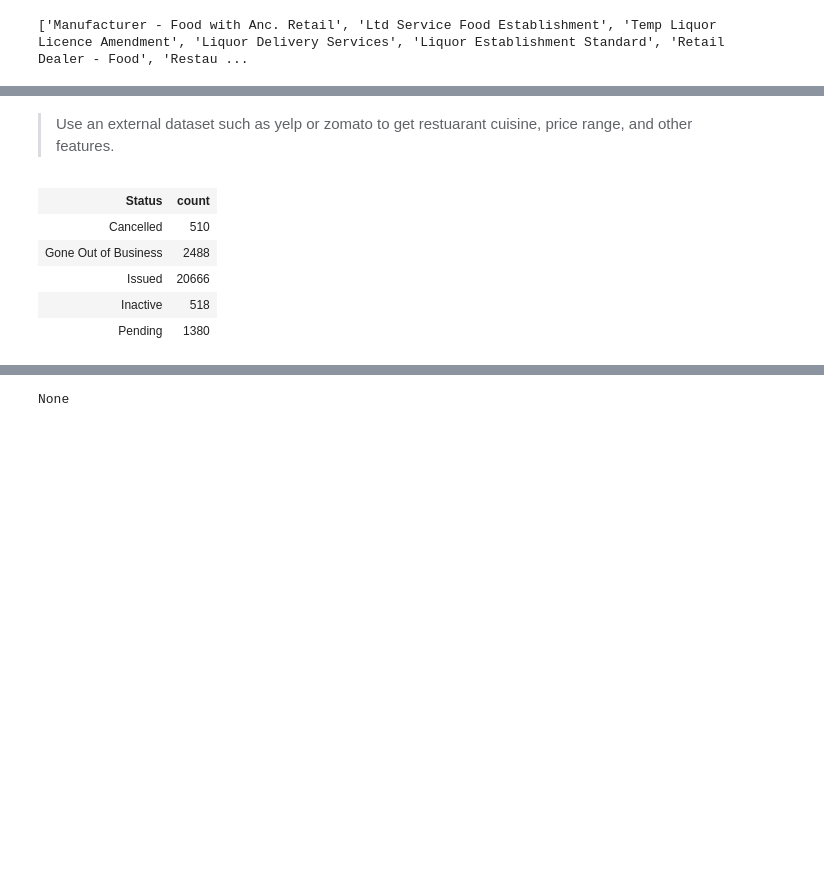
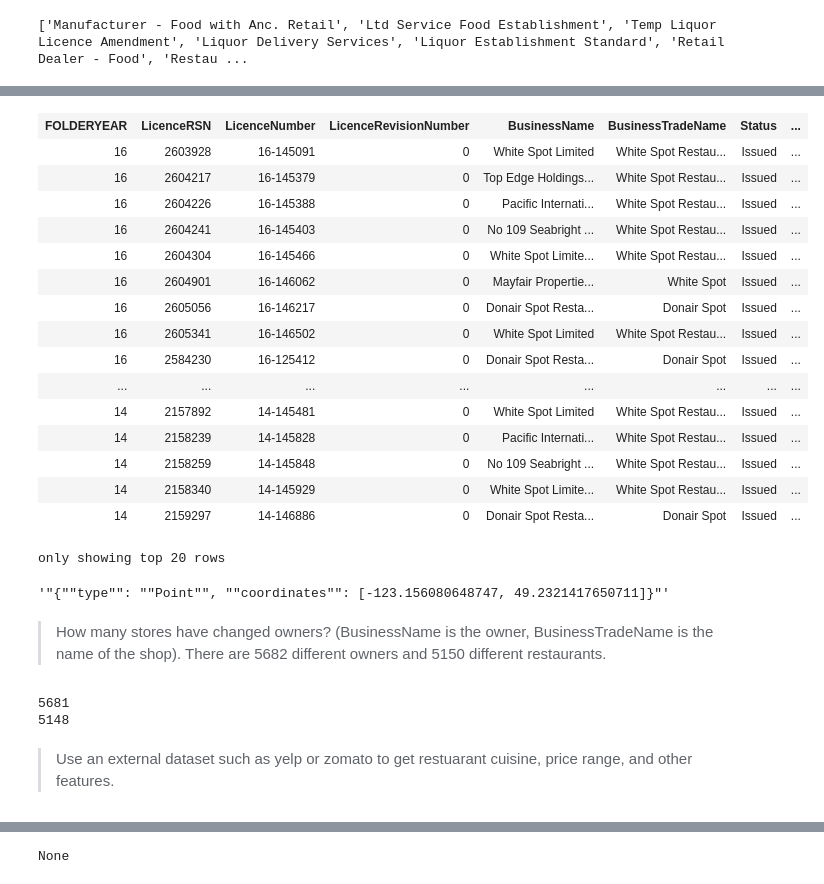
Before and after one commit to bradentam/vancouver_restaurants_project, a Jupyter notebook: eda.ipynb, the cells around one changed output, grey strips where cells are left out. Drawn from its saved outputs; the diff is of its cells as text; code cells hidden in the pictures; blank space fills up the shorter version.

```diff
--- a/eda.ipynb
+++ b/eda.ipynb
@@ -130,11 +179,40 @@ licences_rest_df = licences_df.filter(restaurants_1 | restaurants_2 | restaurant
+# %%
+from pyspark.sql.functions import regexp_extract, col
+
+# Search for names using regex
+
+search_term = 'Spot'
+licences_rest_df.filter(licences_rest_df.BusinessTradeName.rlike('.*{}.*'.format(search_term)))
+# %% [output]
+| FOLDERYEAR | LicenceRSN | LicenceNumber | LicenceRevisionNumber | BusinessName | BusinessTradeName | Status | ... |
+| 16 | 2603928 | 16-145091 | 0 | White Spot Limited | White Spot Restau... | Issued | ... |
+| 16 | 2604217 | 16-145379 | 0 | Top Edge Holdings... | White Spot Restau... | Issued | ... |
+| 16 | 2604226 | 16-145388 | 0 | Pacific Internati... | White Spot Restau... | Issued | ... |
+| 16 | 2604241 | 16-145403 | 0 | No 109 Seabright ... | White Spot Restau... | Issued | ... |
+| 16 | 2604304 | 16-145466 | 0 | White Spot Limite... | White Spot Restau... | Issued | ... |
+| 16 | 2604901 | 16-146062 | 0 | Mayfair Propertie... | White Spot | Issued | ... |
+| 16 | 2605056 | 16-146217 | 0 | Donair Spot Resta... | Donair Spot | Issued | ... |
+| 16 | 2605341 | 16-146502 | 0 | White Spot Limited | White Spot Restau... | Issued | ... |
+| 16 | 2584230 | 16-125412 | 0 | Donair Spot Resta... | Donair Spot | Issued | ... |
+| ... | ... | ... | ... | ... | ... | ... | ... |
+| 14 | 2157892 | 14-145481 | 0 | White Spot Limited | White Spot Restau... | Issued | ... |
+| 14 | 2158239 | 14-145828 | 0 | Pacific Internati... | White Spot Restau... | Issued | ... |
+| 14 | 2158259 | 14-145848 | 0 | No 109 Seabright ... | White Spot Restau... | Issued | ... |
+| 14 | 2158340 | 14-145929 | 0 | White Spot Limite... | White Spot Restau... | Issued | ... |
+| 14 | 2159297 | 14-146886 | 0 | Donair Spot Resta... | Donair Spot | Issued | ... |
+only showing top 20 rows
+# %%
+test[0].Geom
+# %% [output]
+'"{""type"": ""Point"", ""coordinates"": [-123.156080648747, 49.2321417650711]}"'
+# %% [markdown]
+> How many stores have changed owners? (BusinessName is the owner, BusinessTradeName is the name of the shop). There are 5682 different owners and 5150 different restaurants.
+# %%
+# THis is definitely wrong
+print(licences_rest_df.select('BusinessName').distinct().count())
+print(licences_rest_df.select('BusinessTradeName').distinct().count())
+# %% [output]
+5681
+5148
 # %% [markdown]
 > Use an external dataset such as yelp or zomato to get restuarant cuisine, price range, and other features.
-# %%
-licences_rest_df.groupBy("Status").count()
-# %% [output]
-| Status | count |
-| Cancelled | 510 |
-| Gone Out of Business | 2488 |
-| Issued | 20666 |
-| Inactive | 518 |
-| Pending | 1380 |
```
Also changed, not shown: parts of 37 cells of this notebook.
